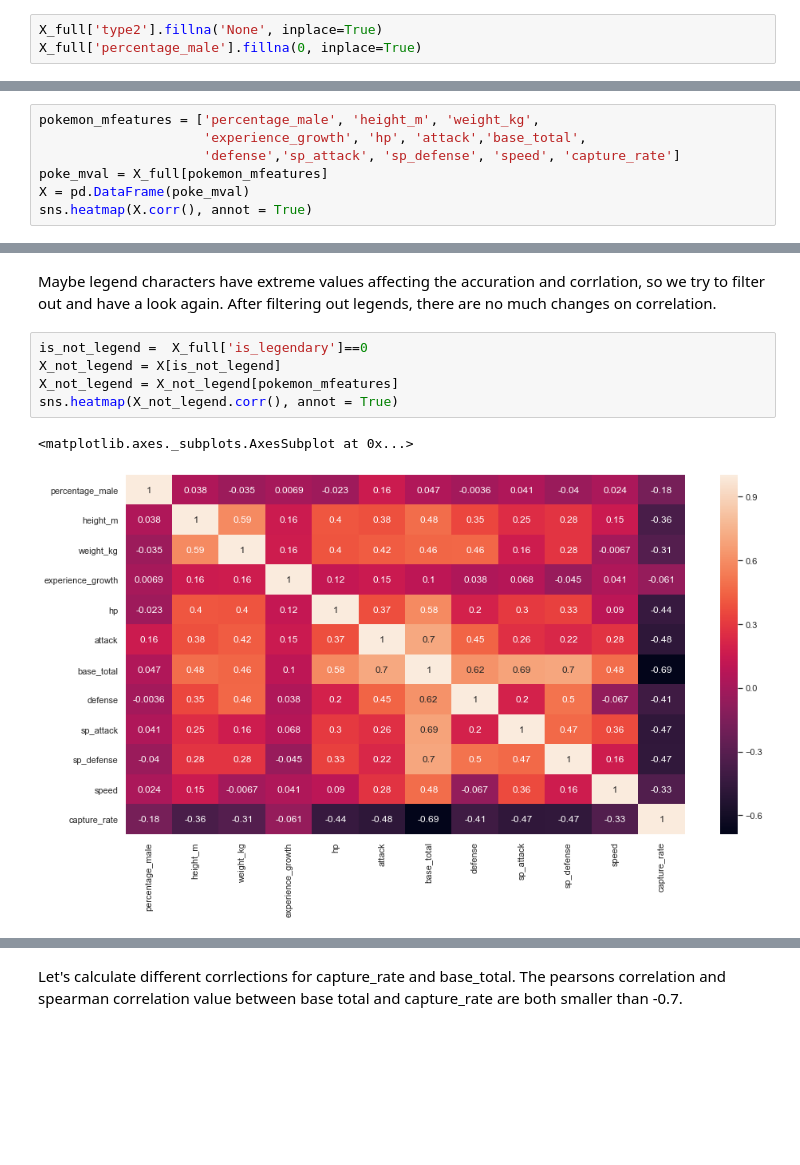
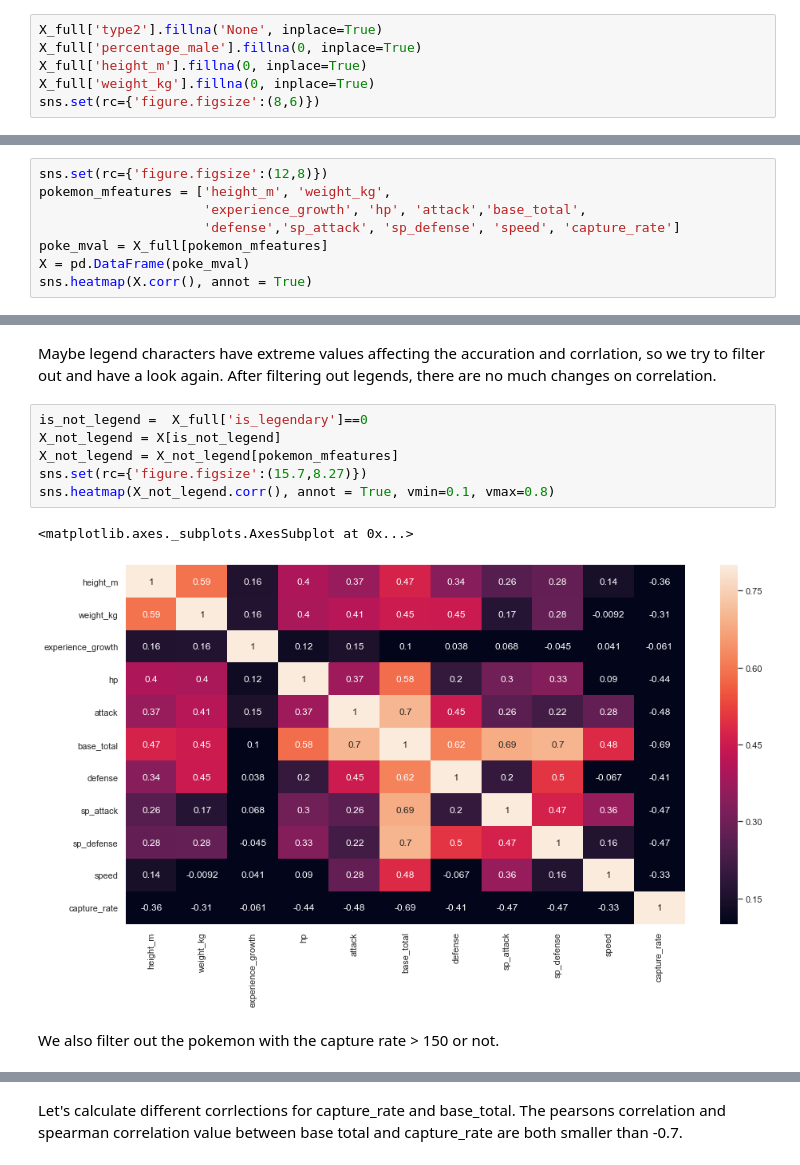
Before and after one commit to cyleung428/pokemon_anaylsis, a Jupyter notebook: pokemon.ipynb, the cells around one changed output, grey strips where cells are left out. Saved outputs shown, nothing was run; the diff lists cells and outputs as text; blank space fills up the shorter version.

```diff
--- a/pokemon.ipynb
+++ b/pokemon.ipynb
@@ -43,3 +42,6 @@ As there are too many missing cells on type2 as well as percentage_male, we repl
 # %%
 X_full['type2'].fillna('None', inplace=True)
 X_full['percentage_male'].fillna(0, inplace=True)
+X_full['height_m'].fillna(0, inplace=True)
+X_full['weight_kg'].fillna(0, inplace=True)
+sns.set(rc={'figure.figsize':(8,6)})
@@ -47,7 +85,8 @@ X_full['percentage_male'].fillna(0, inplace=True)
 ## Data visualization and correlation between attributes
 We are going to plot the scatterplot between different attributes. We want to focus on basic stats and height/weight. Lets have a overview look on heatmap first. We can discover that capture rate has a strong negative impact on other attributes. Also, base total has a strong influence on different basic stats.
 # %%
-pokemon_mfeatures = ['percentage_male', 'height_m', 'weight_kg',
+sns.set(rc={'figure.figsize':(12,8)})
+pokemon_mfeatures = ['height_m', 'weight_kg',
                      'experience_growth', 'hp', 'attack','base_total',
                      'defense','sp_attack', 'sp_defense', 'speed', 'capture_rate']
 poke_mval = X_full[pokemon_mfeatures]
@@ -61,8 +100,11 @@ Maybe legend characters have extreme values affecting the accuration and corrlat
 # %%
 is_not_legend =  X_full['is_legendary']==0
 X_not_legend = X[is_not_legend]
 X_not_legend = X_not_legend[pokemon_mfeatures]
-sns.heatmap(X_not_legend.corr(), annot = True)
+sns.set(rc={'figure.figsize':(15.7,8.27)})
+sns.heatmap(X_not_legend.corr(), annot = True, vmin=0.1, vmax=0.8)
 # %% [output]
 <matplotlib.axes._subplots.AxesSubplot at 0x...>
-[figure, old version]
+[figure, new version]
+# %% [markdown]
+We also filter out the pokemon with the capture rate > 150 or not.
```
Also changed, not shown: parts of 86 cells of this notebook.
